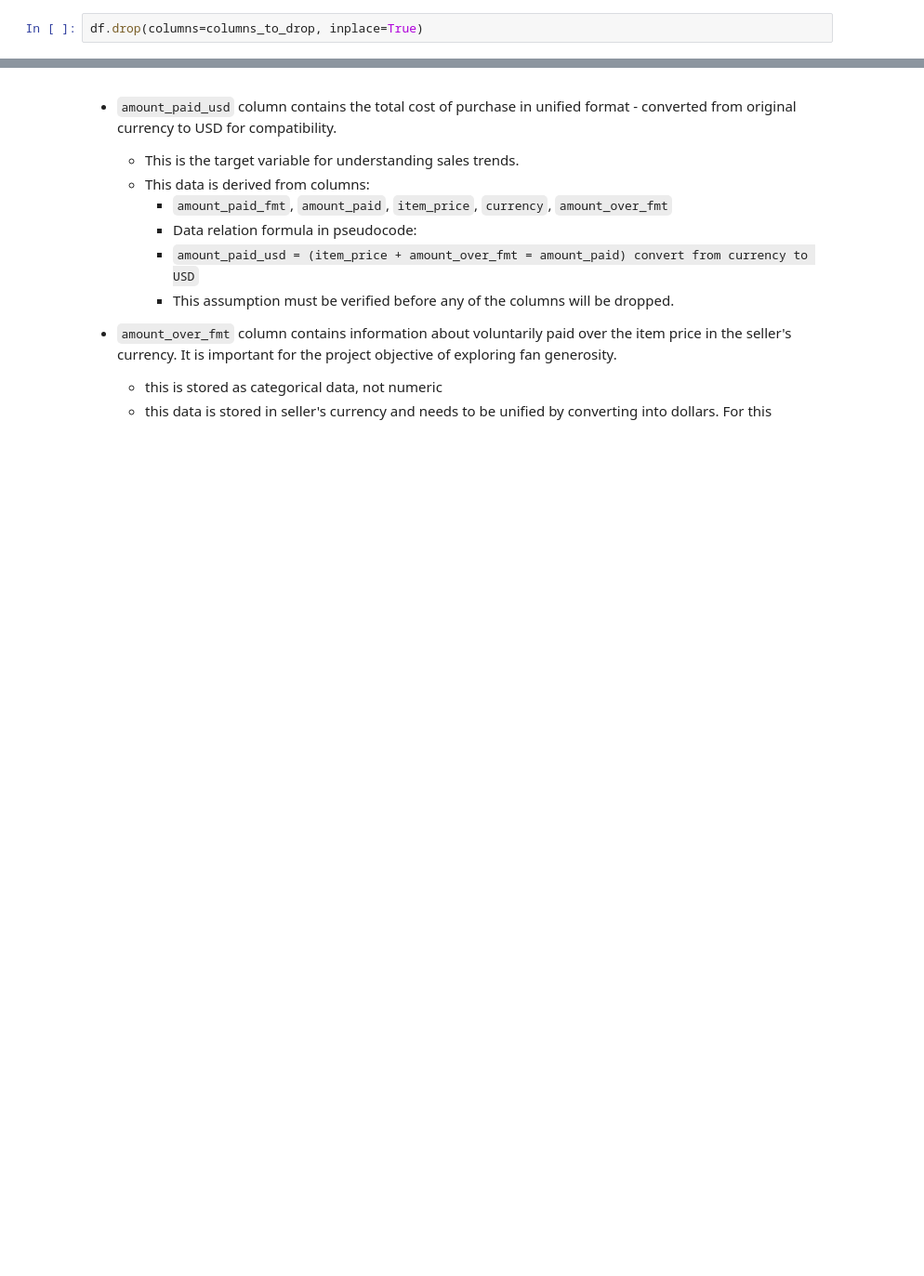
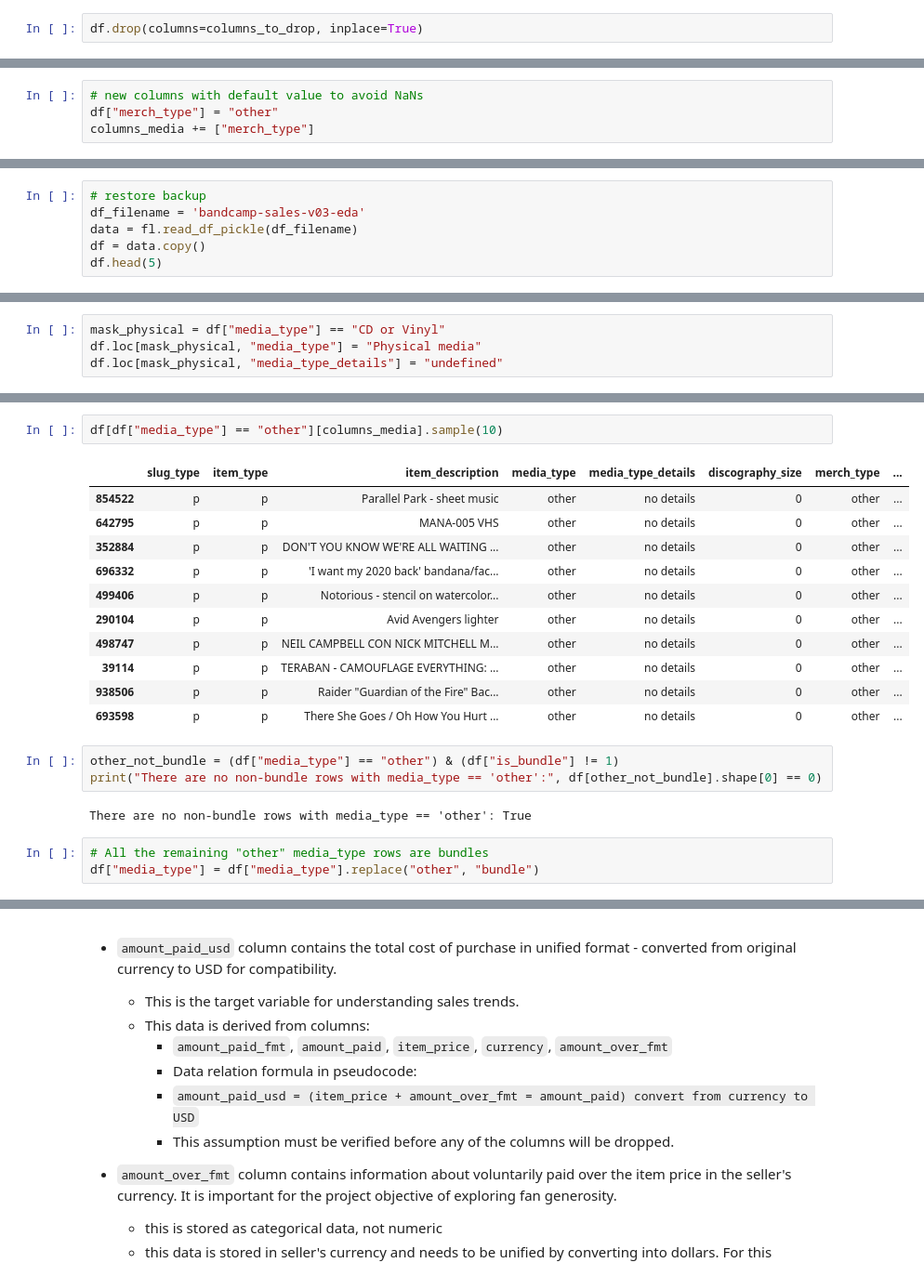
Before and after one commit to Funnear/midproject-bandcamp-insights, a Jupyter notebook: notebooks/2-1_EDA.ipynb, the cells around one changed output, grey strips where cells are left out. Shown: that part at 93% size. Drawn from its saved outputs; the diff is of its cells as text; blank space fills up the shorter version.

```diff
--- a/notebooks/2-1_EDA.ipynb
+++ b/notebooks/2-1_EDA.ipynb
@@ -246,0 +581,4 @@ df.drop(columns=columns_to_drop, inplace=True)
+# %%
+# new columns with default value to avoid NaNs
+df["merch_type"] = "other"
+columns_media += ["merch_type"]
@@ -246,0 +875,6 @@ df.drop(columns=columns_to_drop, inplace=True)
+# %%
+# restore backup
+df_filename = 'bandcamp-sales-v03-eda'
+data = fl.read_df_pickle(df_filename)
+df = data.copy()
+df.head(5)
@@ -246,0 +912,4 @@ df.drop(columns=columns_to_drop, inplace=True)
+# %%
+mask_physical = df["media_type"] == "CD or Vinyl"
+df.loc[mask_physical, "media_type"] = "Physical media"
+df.loc[mask_physical, "media_type_details"] = "undefined"
@@ -246,0 +928,22 @@ df.drop(columns=columns_to_drop, inplace=True)
+# %%
+df[df["media_type"] == "other"][columns_media].sample(10)
+# %% [output]
+|  | slug_type | item_type | item_description | media_type | media_type_details | discography_size | merch_type | ... |
+| 854522 | p | p | Parallel Park - sheet music | other | no details | 0 | other | ... |
+| 642795 | p | p | MANA-005 VHS | other | no details | 0 | other | ... |
+| 352884 | p | p | DON'T YOU KNOW WE'RE ALL WAITING ... | other | no details | 0 | other | ... |
+| 696332 | p | p | 'I want my 2020 back' bandana/fac... | other | no details | 0 | other | ... |
+| 499406 | p | p | Notorious - stencil on watercolor... | other | no details | 0 | other | ... |
+| 290104 | p | p | Avid Avengers lighter | other | no details | 0 | other | ... |
+| 498747 | p | p | NEIL CAMPBELL CON NICK MITCHELL M... | other | no details | 0 | other | ... |
+| 39114 | p | p | TERABAN - CAMOUFLAGE EVERYTHING: ... | other | no details | 0 | other | ... |
+| 938506 | p | p | Raider "Guardian of the Fire" Bac... | other | no details | 0 | other | ... |
+| 693598 | p | p | There She Goes / Oh How You Hurt ... | other | no details | 0 | other | ... |
+# %%
+other_not_bundle = (df["media_type"] == "other") & (df["is_bundle"] != 1)
+print("There are no non-bundle rows with media_type == 'other':", df[other_not_bundle].shape[0] == 0)
+# %% [output]
+There are no non-bundle rows with media_type == 'other': True
+# %%
+# All the remaining "other" media_type rows are bundles
+df["media_type"] = df["media_type"].replace("other", "bundle")
```
Also changed, not shown: parts of 137 cells of this notebook.
